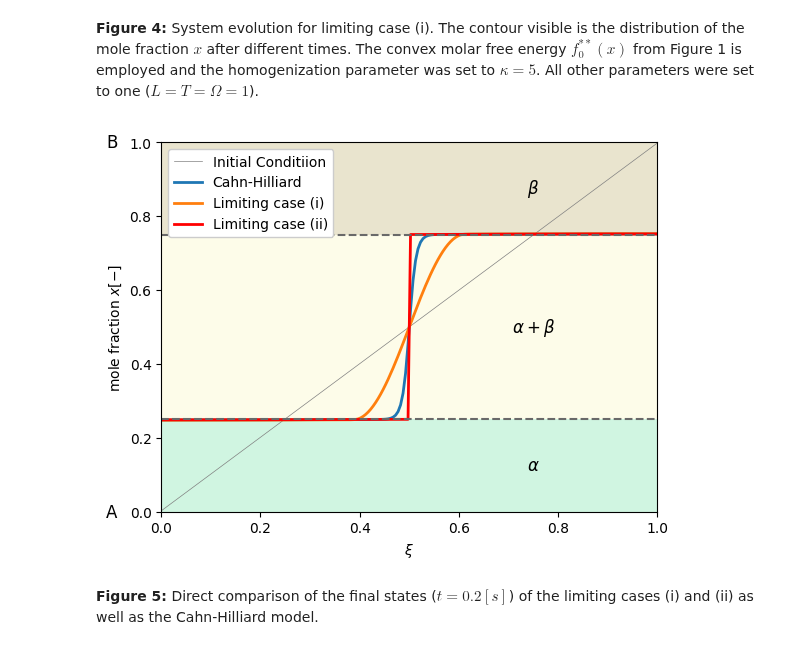
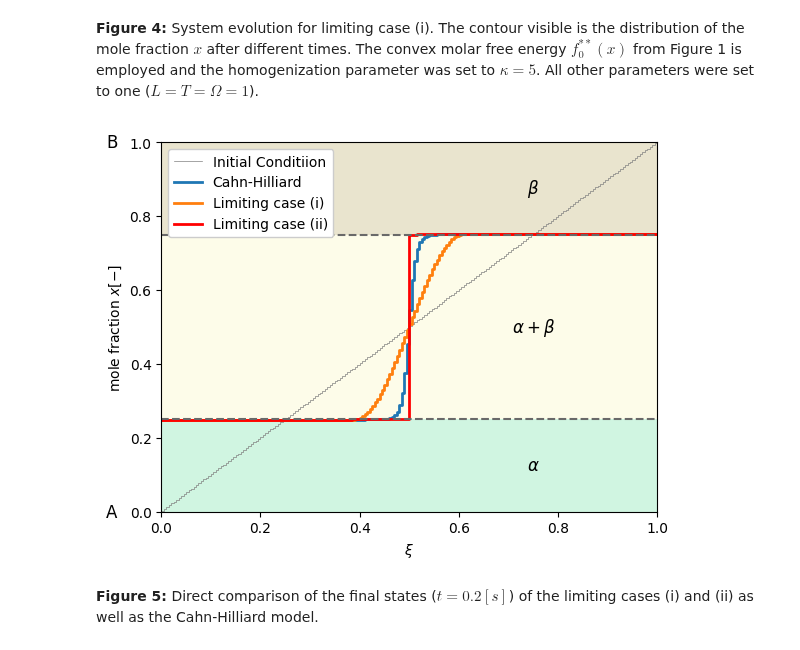
Before and after one commit to wolfgang-alpha/Modelling-1st-and-2nd-Order-Phase-Transformations, a Jupyter notebook: ch-limit.ipynb, the cells around one changed output. Cells and saved outputs as stored; diff of their text form; code cells hidden in the pictures.

```diff
--- a/ch-limit.ipynb
+++ b/ch-limit.ipynb
@@ -725,6 +725,12 @@ initial = numpy.copy(X_n.x.array)
 
 x = numpy.linspace(0,l,n_e)
 o = numpy.ones(len(x+1))
+
+x_f = numpy.linspace(0.0, l, n_e+1) # element facet positions
+
+def plot_dg0(values, **kwargs):
+    """ plot a DG(0) field as it is: constant per element, jumping at the facets """
+    return plt.step(x_f, numpy.append(values, values[-1]), where='post', **kwargs)
 # %%
 X_n.interpolate(X_0)
 
@@ -913,27 +919,27 @@ limit1 = numpy.copy(X_n.x.array)
 **Figure 4:** System evolution for limiting case (i). The contour visible is the distribution of the mole fraction $x$ after different times. The convex molar free energy $f_{0}^{**}(x)$ from Figure 1 is employed and the homogenization parameter was set to $\kappa = 5$. All other parameters were set to one ($L = T = \Omega = 1$).
 # %%
 plt.figure(dpi=100)
-plt.plot(x, initial,'grey', label='Initial Conditiion', linewidth=0.5)
-plt.plot(x, cahnhilliard, label='Cahn-Hilliard', linewidth=2)
-plt.plot(x, limit1, label='Limiting case (i)', linewidth=2)
-plt.plot(x, limit2, 'r', label='Limiting case (ii)', linewidth=2)
+plot_dg0(initial, color='grey', label='Initial Conditiion', linewidth=0.5)
+plot_dg0(cahnhilliard, color='C0', label='Cahn-Hilliard', linewidth=2)
+plot_dg0(limit1, color='C1', label='Limiting case (i)', linewidth=2)
+plot_dg0(limit2, color='r', label='Limiting case (ii)', linewidth=2)
 plt.plot(x, 0.25*o, color='dimgray', linestyle='dashed')
 plt.plot(x, 0.75*o, color='dimgray', linestyle='dashed')
 plt.text(-0.1, 0.0, 'A', ha='center', va='center', fontsize=12)
 plt.text(-0.1, 1.0, 'B', ha='center', va='center', fontsize=12)
 plt.text(0.75, 0.125, r'$\alpha$', ha='center', va='center', fontsize=12)
 plt.text(0.75, 0.5, r'$\alpha+\beta$', ha='center', va='center', fontsize=12)
 plt.text(0.75, 0.875, r'$\beta$', ha='center', va='center', fontsize=12)
 plt.gca().add_patch(Rectangle((0,    0), 1, 0.25, alpha=0.2, facecolor='#14d06a'))
 plt.gca().add_patch(Rectangle((0, 0.75), 1, 0.25, alpha=0.2, facecolor='#896959'))
 plt.gca().add_patch(Rectangle((0, 0.25), 1, 0.75, alpha=0.2, facecolor='#f5f293'))
 plt.xlabel(r"$\xi$")
 plt.ylabel("mole fraction " + r'$x [-]$')
 plt.xlim([0.0,1.0])
 plt.ylim([0.0,1.0])
 plt.legend(loc=2,framealpha=1.0);
 # %% [output]
-[figure, old version]
+[figure, new version]
 # %% [markdown]
 **Figure 5:** Direct comparison of the final states ($t=0.2[s]$) of the limiting cases (i) and (ii) as well as the Cahn-Hilliard model.
 # %%
```
Also changed, not shown: parts of 4 cells of this notebook.
